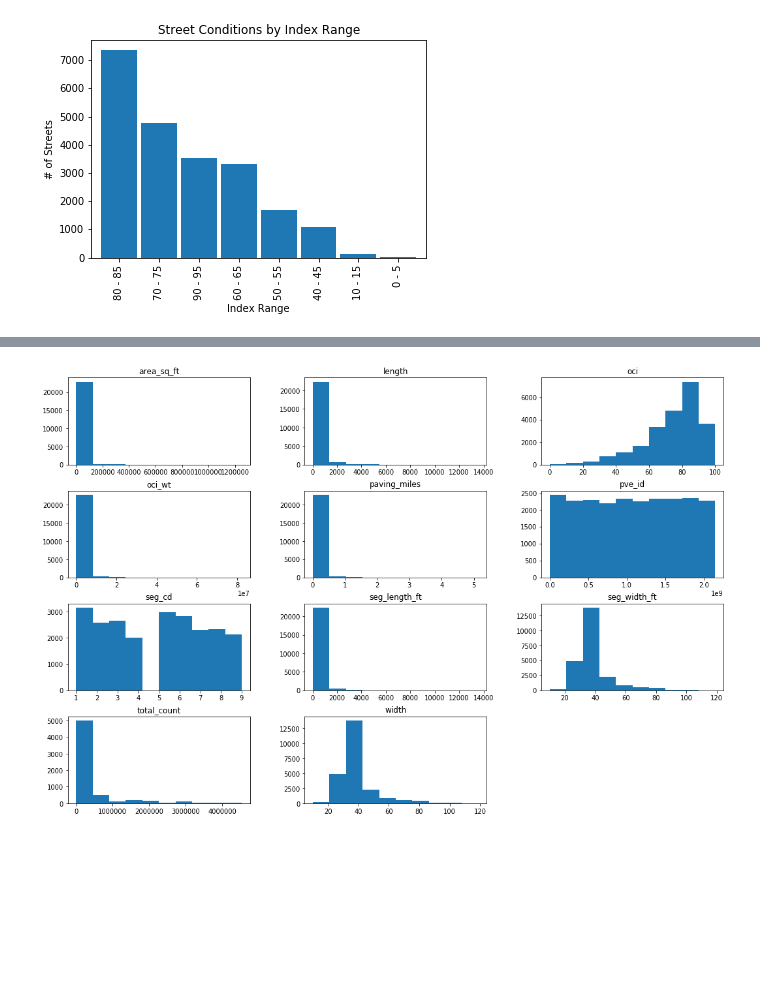
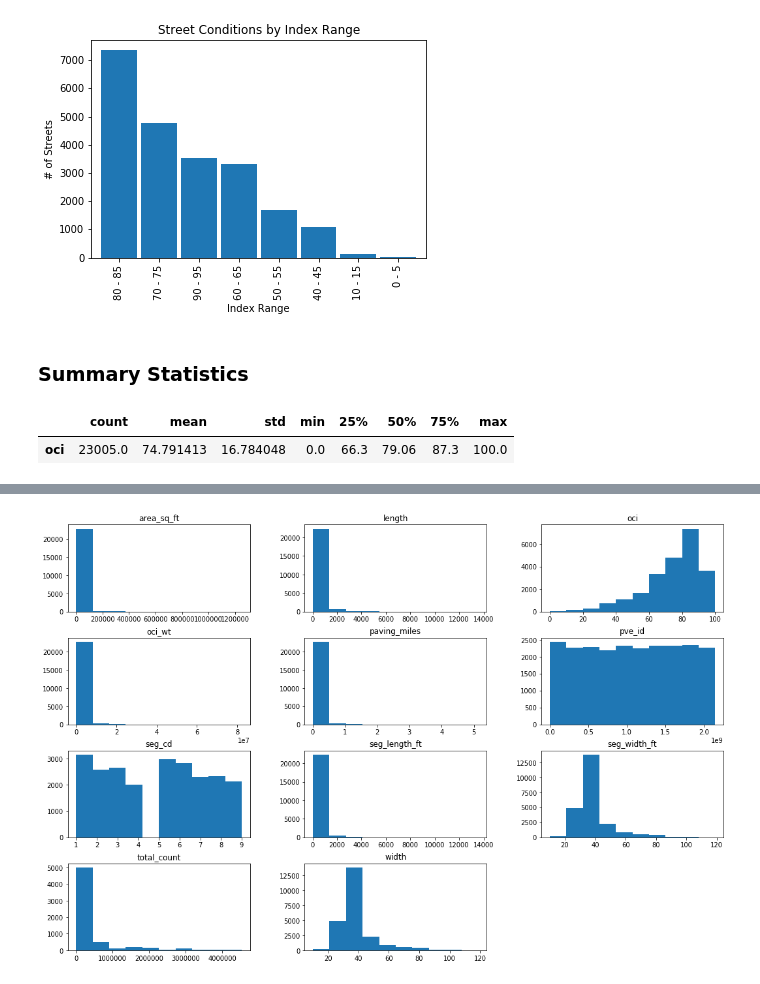
Before and after one commit to lshpaner/sd_streets, a Jupyter notebook: sd_streets.ipynb, the cells around one changed output, grey strips where cells are left out. Drawn from its saved outputs; the diff is of its cells as text; code cells hidden in the pictures; blank space fills up the shorter version.

```diff
--- a/sd_streets.ipynb
+++ b/sd_streets.ipynb
@@ -367,3 +371,12 @@ plt.ylabel('# of Streets')
 plt.show()
 # %% [output]
 [figure]
+# %% [markdown]
+### Summary Statistics
+# %%
+# summary statistics
+summ_stats = pd.DataFrame(df['oci'].describe()).T
+summ_stats
+# %% [output]
+|  | count | mean | std | min | 25% | 50% | 75% | max |
+| oci | 23005.0 | 74.791413 | 16.784048 | 0.0 | 66.3 | 79.06 | 87.3 | 100.0 |
```
Also changed, not shown: parts of 11 cells of this notebook.
